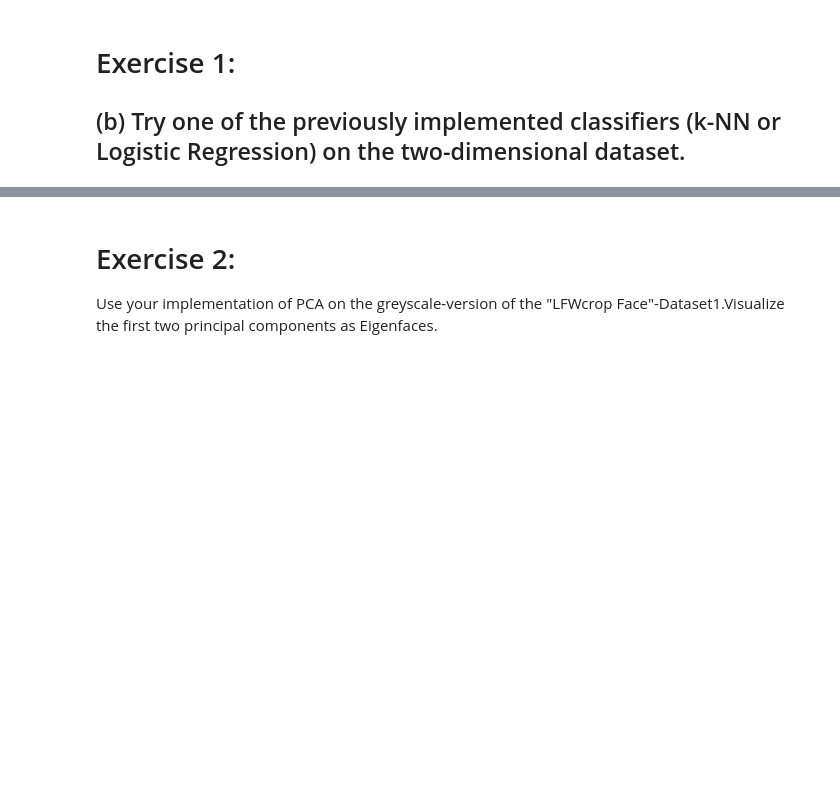
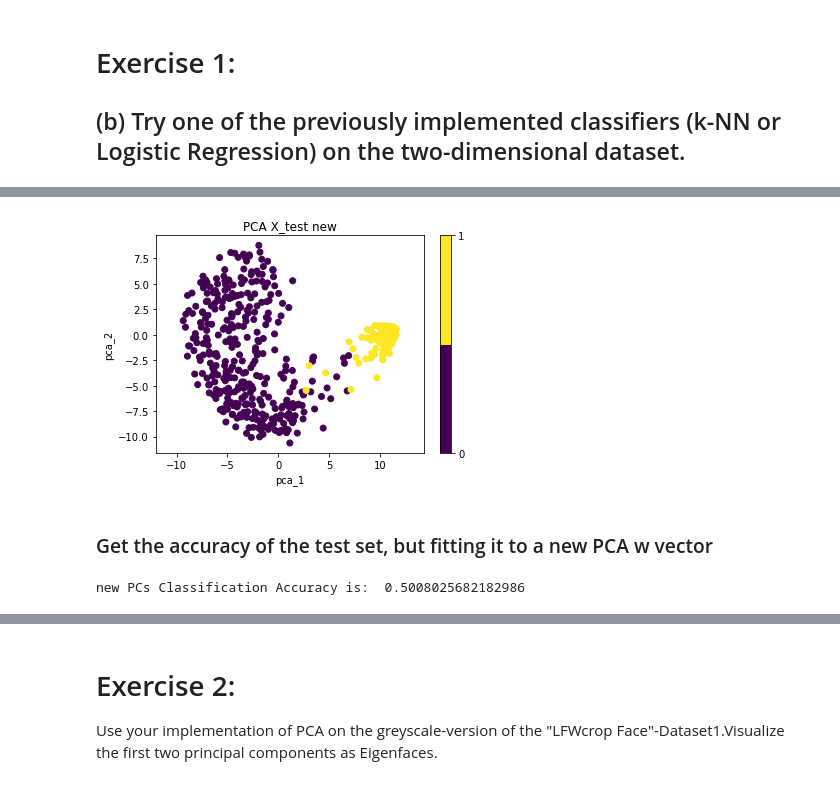
Before and after one commit to pwl482/patrec_2020, a Jupyter notebook: Assignment_5/PCA_Paul.ipynb, the cells around one changed output, grey strips where cells are left out. Drawn from its saved outputs; the diff is of its cells as text; code cells hidden in the pictures; blank space fills up the shorter version.

```diff
--- a/Assignment_5/PCA_Paul.ipynb
+++ b/Assignment_5/PCA_Paul.ipynb
@@ -261,0 +271,24 @@ Mean Accuracy for 5-fold CV with k = 9 :  0.2662200748205876
+# %%
+labs_int_test = y_test.astype(int)
+plt.scatter(X_test_2PCs[:, 0], X_test_2PCs[:, 1], c = labs_int_test, cmap=plt.get_cmap('viridis',len(set(y_test))))
+plt.colorbar(ticks=np.arange(0,len(set(labs_int))))
+plt.xlabel('pca_1')
+plt.ylabel('pca_2')
+plt.title('PCA X_test new')
+plt.axis('equal')
+plt.show()
+# %% [output]
+[figure, added]
+# %% [markdown]
+### Get the accuracy of the test set, but fitting it to a new PCA w vector
+# %%
+# convert the training set using the same w vector
+OJA_test = oja_pca()
+X_test_2PCs_new = OJA_test.pca_fit(X_test, 2)
+# choose k = 3
+kNN_test_new = KNearestNeighbors(3)
+y_pred_new = kNN_test_new.classify_loop(X_features_2PCs, y_train, X_test_2PCs_new)
+accuracy_2PCs_new = kNN_test.calculate_accuracy(y_test, y_pred_new, [1, 0])
+print("new PCs Classification Accuracy is: ", accuracy_2PCs_new)
+# %% [output]
+new PCs Classification Accuracy is:  0.5008025682182986
```
Also changed, not shown: parts of 13 cells of this notebook.
